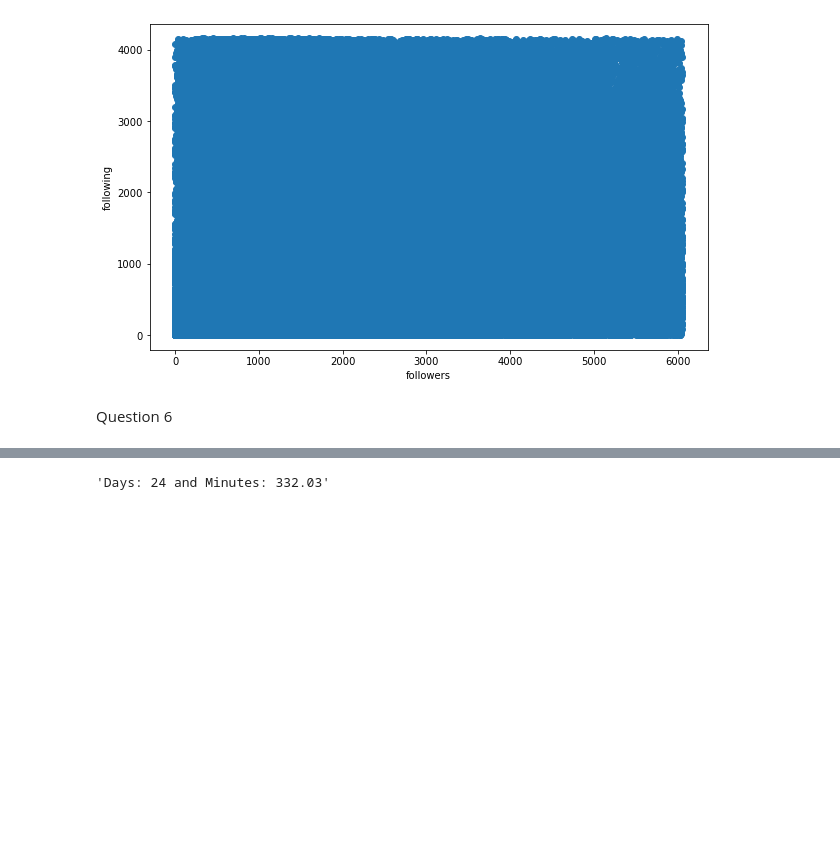
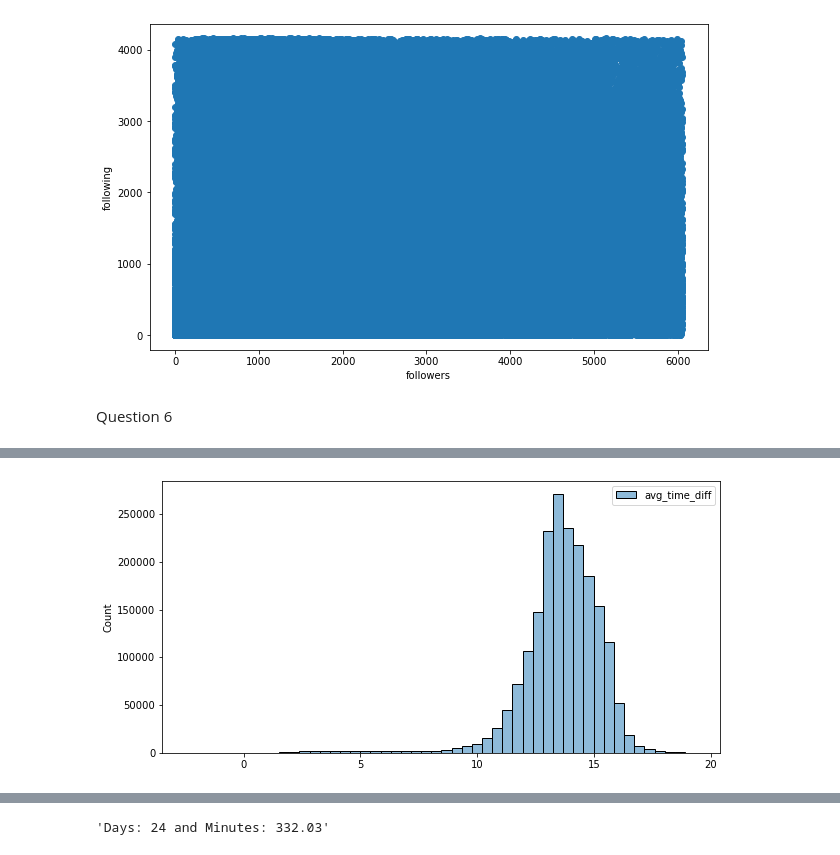
Before and after one commit to masabbah-97/ADM-HW2, a Jupyter notebook: Main.ipynb, the cells around one changed output, grey strips where cells are left out. Cells and saved outputs as stored; diff of their text form; code cells hidden in the pictures; blank space fills up the shorter version.

```diff
--- a/Main.ipynb
+++ b/Main.ipynb
@@ -192,0 +186,5 @@ df
+# %%
+td_secs = td_secs.sort_values('avg_time_diff')
+
+td_secs = td_secs.apply(np.log)
+td_secs
@@ -193 +205,7 @@ df
+# %%
+figure , axes = plt.subplots(figsize = (10,5))
+sns.histplot (td_secs,bins=50)
+plt.show()
+# %% [output]
+[figure, added]
 # %%
```
Also changed, not shown: parts of 22 cells of this notebook, 1 other file.
